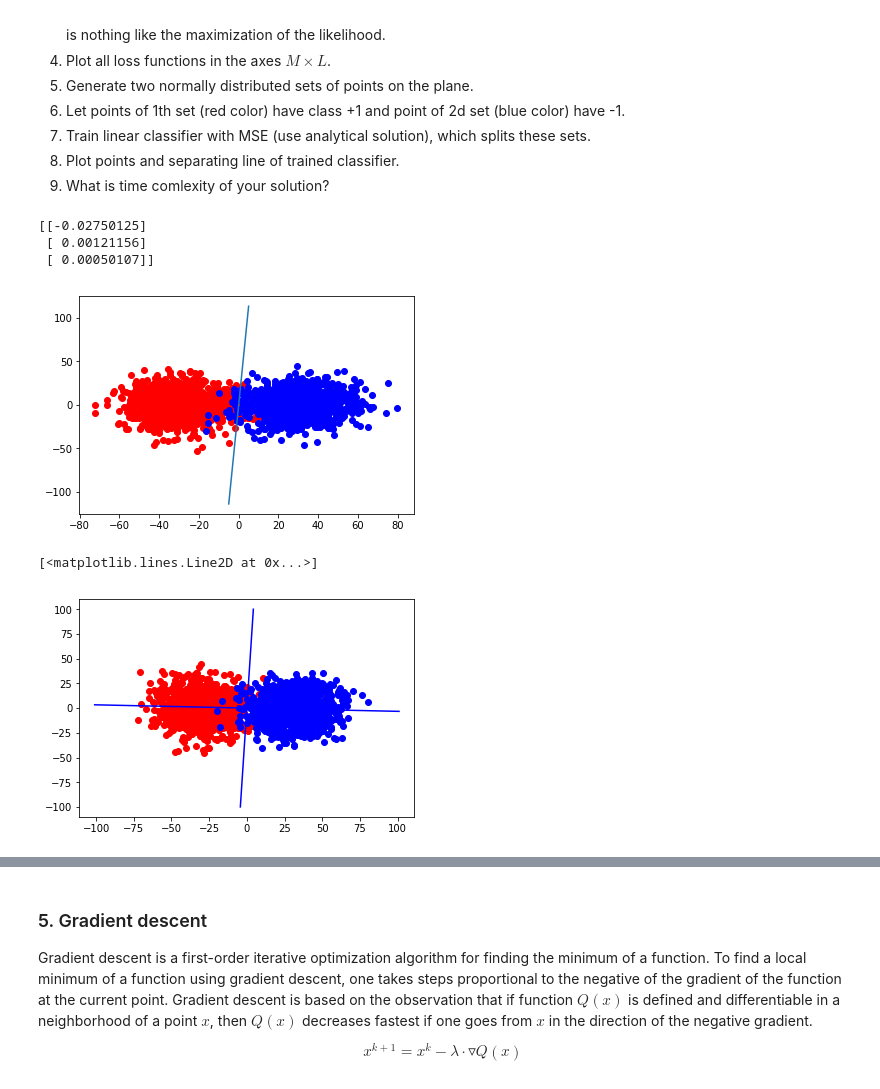
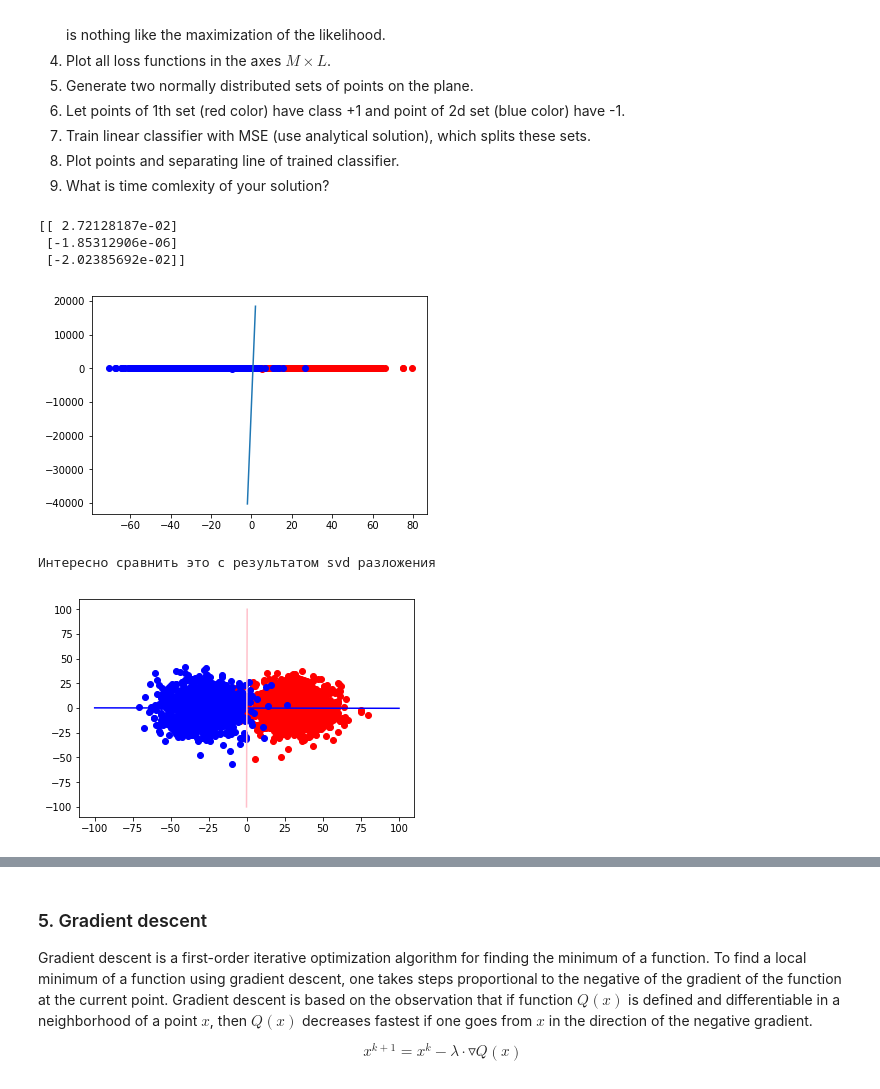
Before and after one commit to ZeDRoman/Sonia, a Jupyter notebook: lab-1.ipynb, the cells around one changed output, grey strips where cells are left out. Saved outputs shown, nothing was run; the diff lists cells and outputs as text; code cells hidden in the pictures.

```diff
--- a/lab-1.ipynb
+++ b/lab-1.ipynb
@@ -233,46 +233,54 @@ $$\ln \big( 1 + \exp(-yw^Tx) \big)$$
 9. What is time comlexity of your solution?
 # %%
 import seaborn as sns
+cov = np.array([[200,5],[5,200]])
+blue_centre = np.array([-30,0])
+red_centre = np.array([30,0])
 N = 1000
-x_1 = np.random.multivariate_normal(mean=np.array([-30,0]), cov=np.array([[200,5],[5,200]]), size=N)
+x_1 = np.random.multivariate_normal(mean=red_centre, cov=cov, size=N)
 N = 1000
-y_1 = np.random.multivariate_normal(mean=np.array([30,0]), cov=np.array([[200,5],[5,200]]), size=N)
+y_1 = np.random.multivariate_normal(mean=blue_centre, cov=cov, size=N)
 plt.scatter(x_1[:,0], x_1[:,1], color='red')
 plt.scatter(y_1[:,0], y_1[:,1], color='blue')
 
 c = np.concatenate((x_1, y_1), axis=0)
 c = np.concatenate((c, np.zeros((2 * N, 1)) + 1), axis=1)
 x = c
 
 y = np.concatenate((np.zeros((N, 1)) + 1, np.zeros((N, 1)) - 1), axis=0)
 
 
 w = np.zeros((3, 1))
 w = np.dot(np.linalg.inv(np.dot(x.T, x)), np.dot(x.T, y))
 print(w)
 
 def liney(w, x):
     return (-w[0] * x - w[2])/ w[1]
 def line(w):
-    x = np.array([-5, 5])
+    x = np.array([-2, 2])
     y = liney(w, x)
     plt.plot(x, y)
 line(w)
+normal_mle = np.array([w[0][0], w[1][0]])
 # %% [output]
-[[-0.02750125]
- [ 0.00121156]
- [ 0.00050107]]
+[[ 2.72128187e-02]
+ [-1.85312906e-06]
+ [-2.02385692e-02]]
-[figure, old version]
+[figure, new version]
 # %%
 plt.scatter(x_1[:,0], x_1[:,1], color='red')
 plt.scatter(y_1[:,0], y_1[:,1], color='blue')
-
-x1 = [-100 * v[0][0] - 1, 100 * v[0][0] + 1]
+print('Интересно сравнить это с результатом svd разложения')
+u, d, v = np.linalg.svd(x)
+x1 = [-100 * v[0][0], 100 * v[0][0]]
 y1 = [-100 * v[0][1], 100 * v[0][1]]
 plt.plot(x1, y1, color = 'blue')
-x1 = [-100 * v[1][0] - 1, 100 * v[1][0] + 1]
+x1 = [-100 * v[1][0], 100 * v[1][0]]
 y1 = [-100 * v[1][1], 100 * v[1][1]]
-plt.plot(x1, y1, color = 'blue')
+plt.plot(x1, y1, color = 'pink')
+
+normal_svd_2 = np.array([v[0][0], v[0][1]])
+normal_svd_1 = np.array([v[1][0], v[1][1]])
 # %% [output]
-[<matplotlib.lines.Line2D at 0x...>]
+Интересно сравнить это с результатом svd разложения
-[figure, old version]
+[figure, new version]
```
Also changed, not shown: parts of 14 cells of this notebook, 3 other files.
